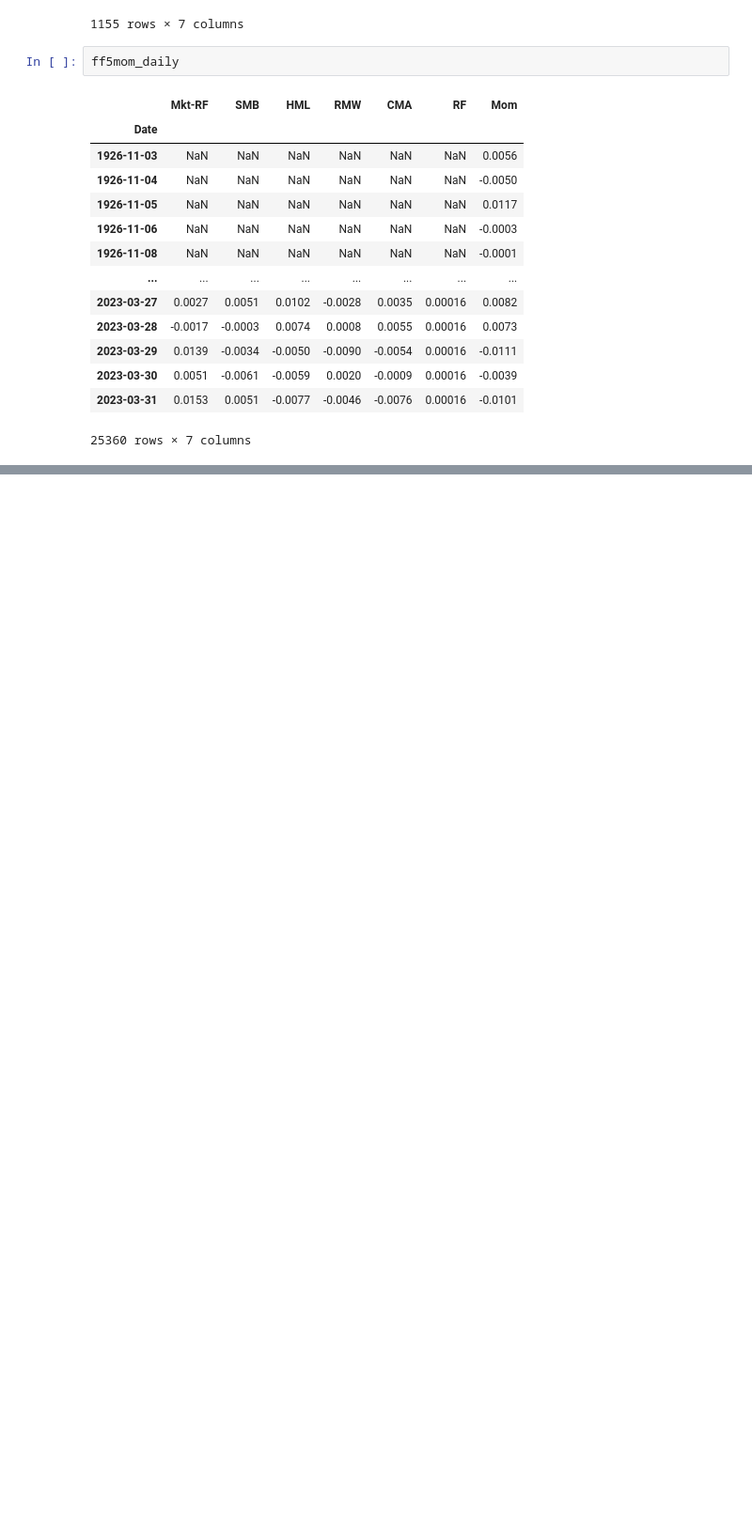
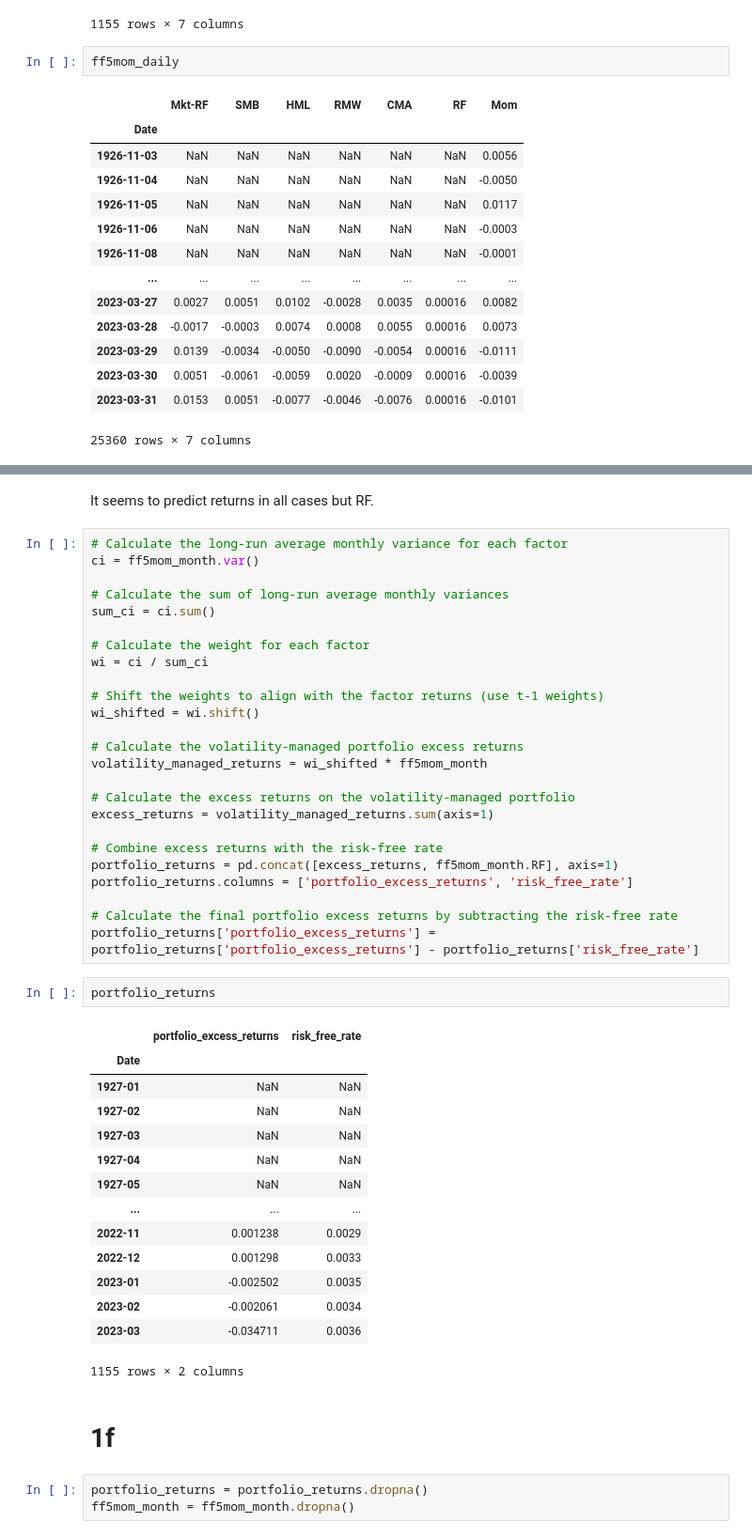
Before and after one commit to jonathoneco/bem114, a Jupyter notebook: Set4/q1.ipynb, the cells around one changed output, grey strips where cells are left out. Shown: that part at 94% size. Cells and saved outputs as stored; diff of their text form; blank space fills up the shorter version.

```diff
--- a/Set4/q1.ipynb
+++ b/Set4/q1.ipynb
@@ -58,0 +136,49 @@ ff5mom_daily
+# %% [markdown]
+It seems to predict returns in all cases but RF.
+# %%
+# Calculate the long-run average monthly variance for each factor
+ci = ff5mom_month.var()
+
+# Calculate the sum of long-run average monthly variances
+sum_ci = ci.sum()
+
+# Calculate the weight for each factor
+wi = ci / sum_ci
+
+# Shift the weights to align with the factor returns (use t-1 weights)
+wi_shifted = wi.shift()
+
+# Calculate the volatility-managed portfolio excess returns
+volatility_managed_returns = wi_shifted * ff5mom_month
+
+# Calculate the excess returns on the volatility-managed portfolio
+excess_returns = volatility_managed_returns.sum(axis=1)
+
+# Combine excess returns with the risk-free rate
+portfolio_returns = pd.concat([excess_returns, ff5mom_month.RF], axis=1)
+portfolio_returns.columns = ['portfolio_excess_returns', 'risk_free_rate']
+
+# Calculate the final portfolio excess returns by subtracting the risk-free rate
+portfolio_returns['portfolio_excess_returns'] = portfolio_returns['portfolio_excess_returns'] - portfolio_returns['risk_free_rate']
+# %%
+portfolio_returns
+# %% [output]
+|  | portfolio_excess_returns | risk_free_rate |
+| Date |  |  |
+| 1927-01 | NaN | NaN |
+| 1927-02 | NaN | NaN |
+| 1927-03 | NaN | NaN |
+| 1927-04 | NaN | NaN |
+| 1927-05 | NaN | NaN |
+| ... | ... | ... |
+| 2022-11 | 0.001238 | 0.0029 |
+| 2022-12 | 0.001298 | 0.0033 |
+| 2023-01 | -0.002502 | 0.0035 |
+| 2023-02 | -0.002061 | 0.0034 |
+| 2023-03 | -0.034711 | 0.0036 |
+1155 rows × 2 columns
+# %% [markdown]
+# 1f
+# %%
+portfolio_returns = portfolio_returns.dropna()
+ff5mom_month = ff5mom_month.dropna()
```
Also changed, not shown: parts of 10 cells of this notebook.
